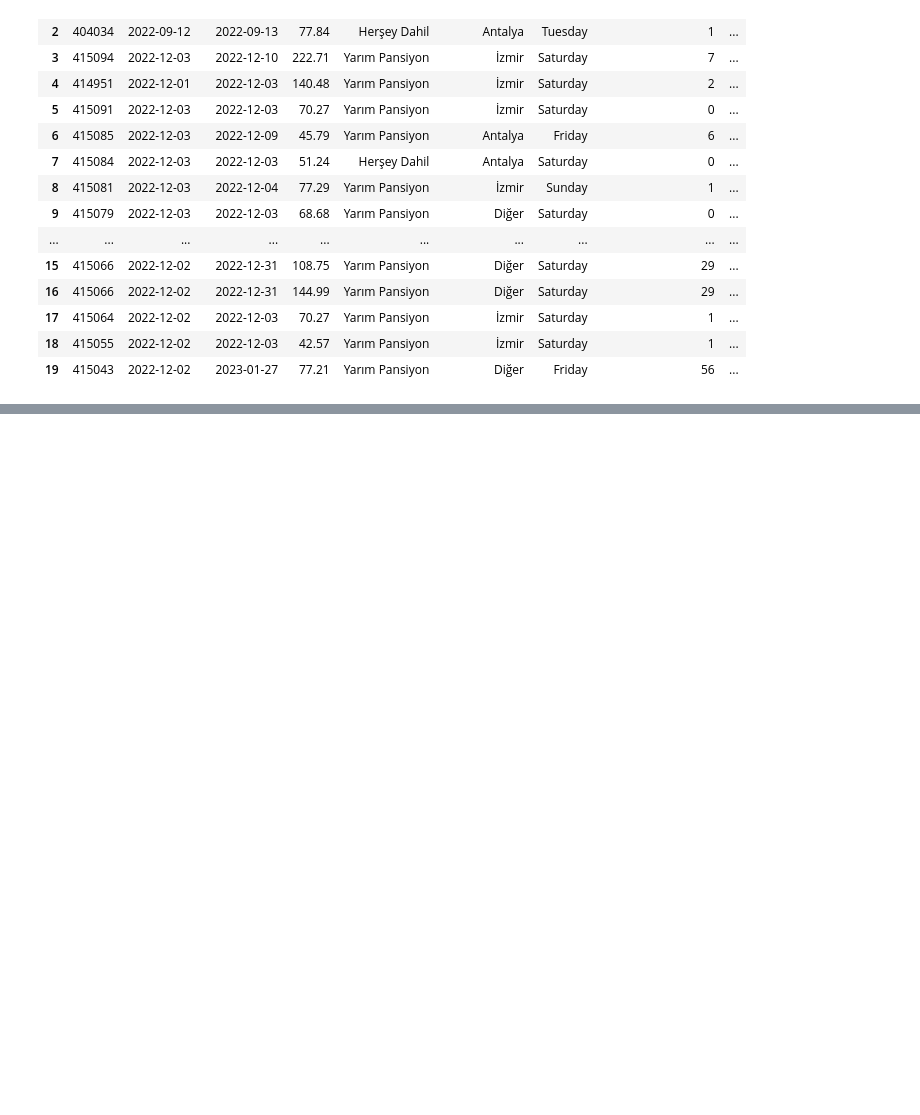
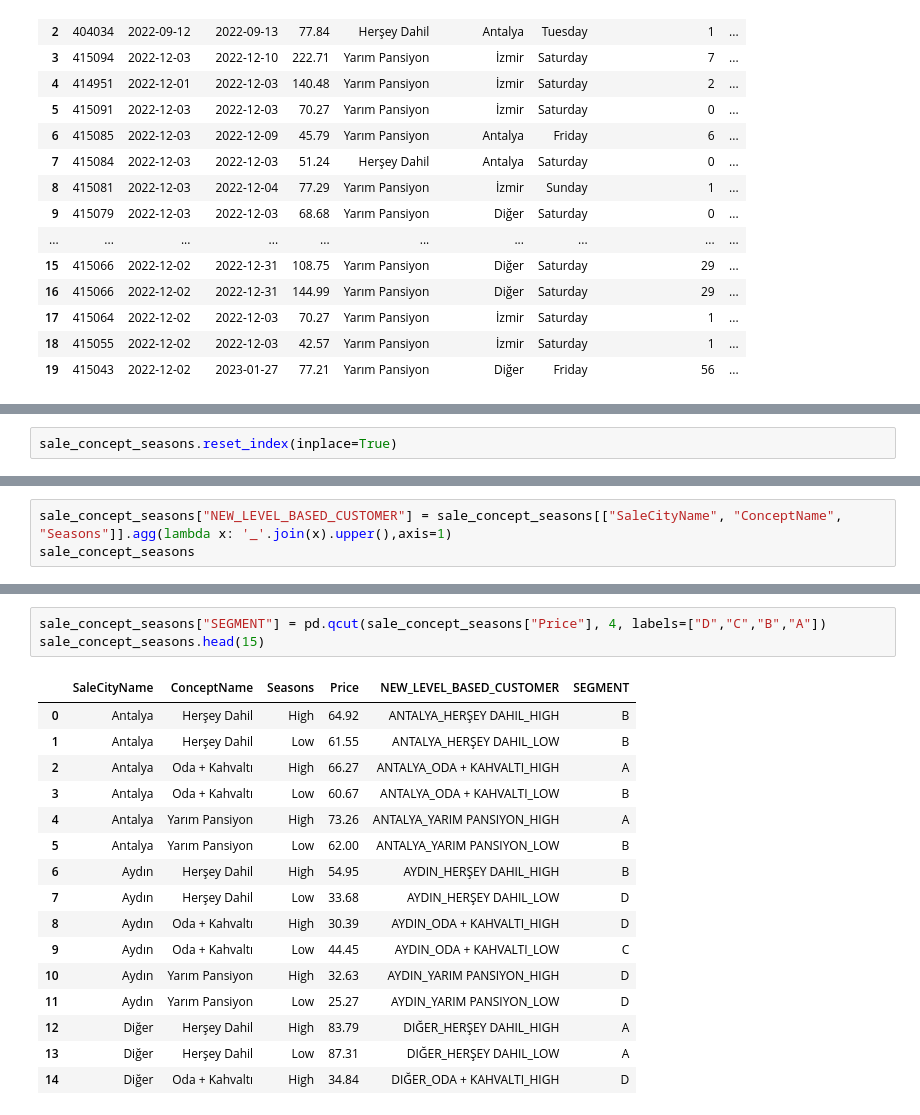
Before and after one commit to osmanacar/gezinomi, a Jupyter notebook: gezinomi-rule-based.ipynb, the cells around one changed output, grey strips where cells are left out. Drawn from its saved outputs; the diff is of its cells as text; blank space fills up the shorter version.

Commit message:
Gezinomi_Rule_Based

```diff
--- a/gezinomi-rule-based.ipynb
+++ b/gezinomi-rule-based.ipynb
@@ -258,0 +286,2 @@ customer_category.plot(kind="barh",color="gold")
+# %%
+sale_concept_seasons.reset_index(inplace=True)
@@ -258,0 +290,3 @@ customer_category.plot(kind="barh",color="gold")
+# %%
+sale_concept_seasons["NEW_LEVEL_BASED_CUSTOMER"] = sale_concept_seasons[["SaleCityName", "ConceptName", "Seasons"]].agg(lambda x: '_'.join(x).upper(),axis=1)
+sale_concept_seasons
@@ -258,0 +311,20 @@ customer_category.plot(kind="barh",color="gold")
+# %%
+sale_concept_seasons["SEGMENT"] = pd.qcut(sale_concept_seasons["Price"], 4, labels=["D","C","B","A"])
+sale_concept_seasons.head(15)
+# %% [output]
+|  | SaleCityName | ConceptName | Seasons | Price | NEW_LEVEL_BASED_CUSTOMER | SEGMENT |
+| 0 | Antalya | Herşey Dahil | High | 64.92 | ANTALYA_HERŞEY DAHIL_HIGH | B |
+| 1 | Antalya | Herşey Dahil | Low | 61.55 | ANTALYA_HERŞEY DAHIL_LOW | B |
+| 2 | Antalya | Oda + Kahvaltı | High | 66.27 | ANTALYA_ODA + KAHVALTI_HIGH | A |
+| 3 | Antalya | Oda + Kahvaltı | Low | 60.67 | ANTALYA_ODA + KAHVALTI_LOW | B |
+| 4 | Antalya | Yarım Pansiyon | High | 73.26 | ANTALYA_YARIM PANSIYON_HIGH | A |
+| 5 | Antalya | Yarım Pansiyon | Low | 62.00 | ANTALYA_YARIM PANSIYON_LOW | B |
+| 6 | Aydın | Herşey Dahil | High | 54.95 | AYDIN_HERŞEY DAHIL_HIGH | B |
+| 7 | Aydın | Herşey Dahil | Low | 33.68 | AYDIN_HERŞEY DAHIL_LOW | D |
+| 8 | Aydın | Oda + Kahvaltı | High | 30.39 | AYDIN_ODA + KAHVALTI_HIGH | D |
+| 9 | Aydın | Oda + Kahvaltı | Low | 44.45 | AYDIN_ODA + KAHVALTI_LOW | C |
+| 10 | Aydın | Yarım Pansiyon | High | 32.63 | AYDIN_YARIM PANSIYON_HIGH | D |
+| 11 | Aydın | Yarım Pansiyon | Low | 25.27 | AYDIN_YARIM PANSIYON_LOW | D |
+| 12 | Diğer | Herşey Dahil | High | 83.79 | DIĞER_HERŞEY DAHIL_HIGH | A |
+| 13 | Diğer | Herşey Dahil | Low | 87.31 | DIĞER_HERŞEY DAHIL_LOW | A |
+| 14 | Diğer | Oda + Kahvaltı | High | 34.84 | DIĞER_ODA + KAHVALTI_HIGH | D |
```
Also changed, not shown: parts of 24 cells of this notebook.
